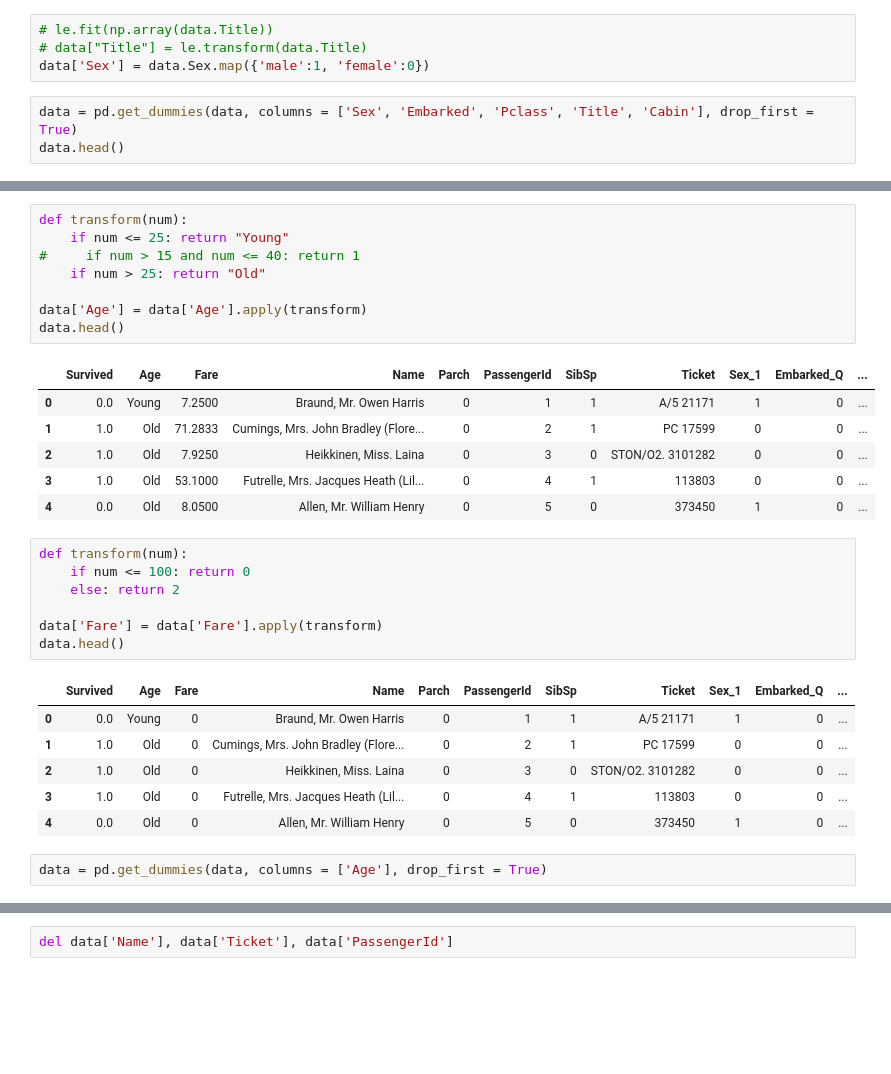
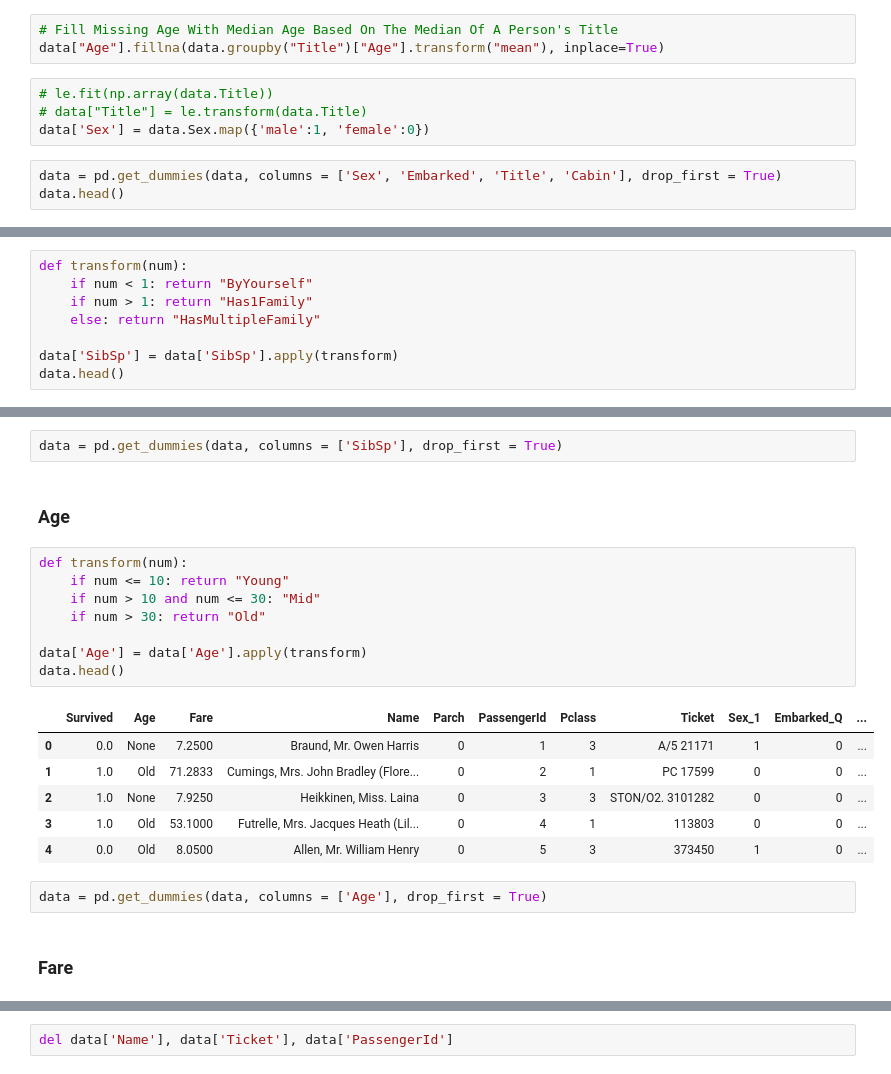
Before and after one commit to klam28/Kaggle-, a Jupyter notebook: Titanic/Stacking ~ Titanic Machine Learning Analysis .ipynb, the cells around one changed output, grey strips where cells are left out. Saved outputs shown, nothing was run; the diff lists cells and outputs as text; blank space fills up the shorter version.

```diff
--- a/Titanic/Stacking ~ Titanic Machine Learning Analysis .ipynb
+++ b/Titanic/Stacking ~ Titanic Machine Learning Analysis .ipynb
@@ -105,8 +105,11 @@ data.head()
+# %%
+# Fill Missing Age With Median Age Based On The Median Of A Person's Title
+data["Age"].fillna(data.groupby("Title")["Age"].transform("mean"), inplace=True)
 # %%
 # le.fit(np.array(data.Title))
 # data["Title"] = le.transform(data.Title)
 data['Sex'] = data.Sex.map({'male':1, 'female':0})
 # %%
-data = pd.get_dummies(data, columns = ['Sex', 'Embarked', 'Pclass', 'Title', 'Cabin'], drop_first = True)
+data = pd.get_dummies(data, columns = ['Sex', 'Embarked', 'Title', 'Cabin'], drop_first = True)
 data.head()
 # %% [output]
@@ -128,0 +134,8 @@ data.head()
+# %%
+def transform(num):
+    if num < 1: return "ByYourself"
+    if num > 1: return "Has1Family"
+    else: return "HasMultipleFamily"
+
+data['SibSp'] = data['SibSp'].apply(transform)
+data.head()
@@ -129,31 +149,23 @@ data.head()
+# %%
+data = pd.get_dummies(data, columns = ['SibSp'], drop_first = True)
+# %% [markdown]
+### Age
 # %%
 def transform(num):
-    if num <= 25: return "Young"
-#     if num > 15 and num <= 40: return 1
-    if num > 25: return "Old"
+    if num <= 10: return "Young"
+    if num > 10 and num <= 30: "Mid"
+    if num > 30: return "Old"
 
 data['Age'] = data['Age'].apply(transform)
 data.head()
 # %% [output]
-|  | Survived | Age | Fare | Name | Parch | PassengerId | SibSp | Ticket | Sex_1 | Embarked_Q | ... |
-| 0 | 0.0 | Young | 7.2500 | Braund, Mr. Owen Harris | 0 | 1 | 1 | A/5 21171 | 1 | 0 | ... |
+|  | Survived | Age | Fare | Name | Parch | PassengerId | Pclass | Ticket | Sex_1 | Embarked_Q | ... |
+| 0 | 0.0 | None | 7.2500 | Braund, Mr. Owen Harris | 0 | 1 | 3 | A/5 21171 | 1 | 0 | ... |
 | 1 | 1.0 | Old | 71.2833 | Cumings, Mrs. John Bradley (Flore... | 0 | 2 | 1 | PC 17599 | 0 | 0 | ... |
-| 2 | 1.0 | Old | 7.9250 | Heikkinen, Miss. Laina | 0 | 3 | 0 | STON/O2. 3101282 | 0 | 0 | ... |
+| 2 | 1.0 | None | 7.9250 | Heikkinen, Miss. Laina | 0 | 3 | 3 | STON/O2. 3101282 | 0 | 0 | ... |
 | 3 | 1.0 | Old | 53.1000 | Futrelle, Mrs. Jacques Heath (Lil... | 0 | 4 | 1 | 113803 | 0 | 0 | ... |
-| 4 | 0.0 | Old | 8.0500 | Allen, Mr. William Henry | 0 | 5 | 0 | 373450 | 1 | 0 | ... |
+| 4 | 0.0 | Old | 8.0500 | Allen, Mr. William Henry | 0 | 5 | 3 | 373450 | 1 | 0 | ... |
-# %%
-def transform(num):
-    if num <= 100: return 0
-    else: return 2
-
-data['Fare'] = data['Fare'].apply(transform)
-data.head()
-# %% [output]
-|  | Survived | Age | Fare | Name | Parch | PassengerId | SibSp | Ticket | Sex_1 | Embarked_Q | ... |
-| 0 | 0.0 | Young | 0 | Braund, Mr. Owen Harris | 0 | 1 | 1 | A/5 21171 | 1 | 0 | ... |
-| 1 | 1.0 | Old | 0 | Cumings, Mrs. John Bradley (Flore... | 0 | 2 | 1 | PC 17599 | 0 | 0 | ... |
-| 2 | 1.0 | Old | 0 | Heikkinen, Miss. Laina | 0 | 3 | 0 | STON/O2. 3101282 | 0 | 0 | ... |
-| 3 | 1.0 | Old | 0 | Futrelle, Mrs. Jacques Heath (Lil... | 0 | 4 | 1 | 113803 | 0 | 0 | ... |
-| 4 | 0.0 | Old | 0 | Allen, Mr. William Henry | 0 | 5 | 0 | 373450 | 1 | 0 | ... |
 # %%
 data = pd.get_dummies(data, columns = ['Age'], drop_first = True)
+# %% [markdown]
+### Fare
```
Also changed, not shown: parts of 22 cells of this notebook, 1 other file.
